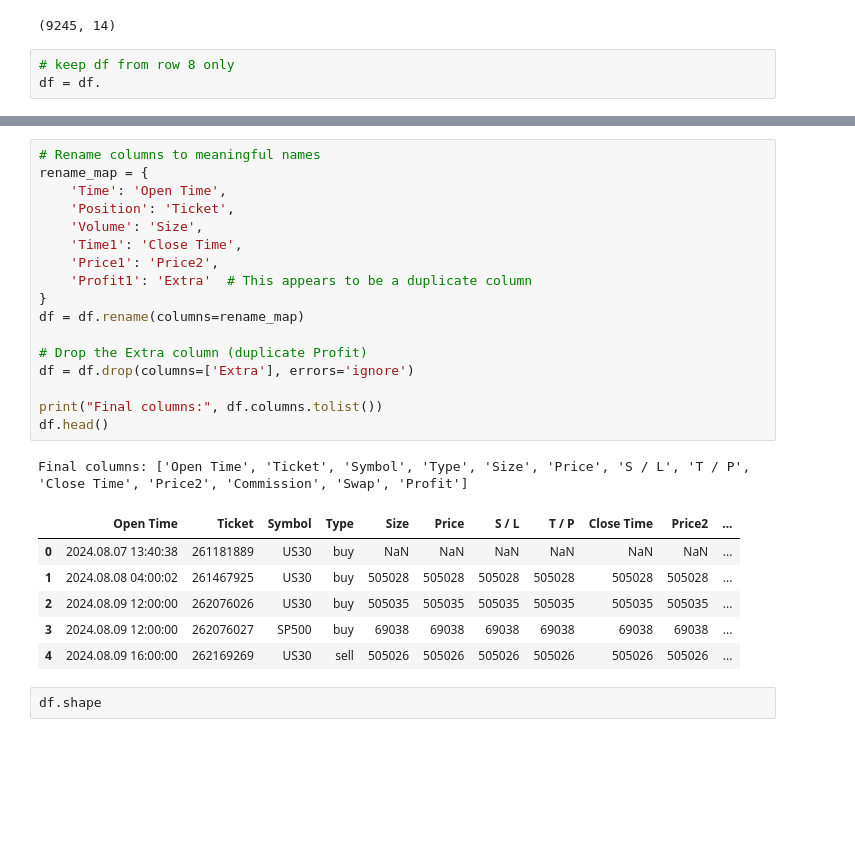
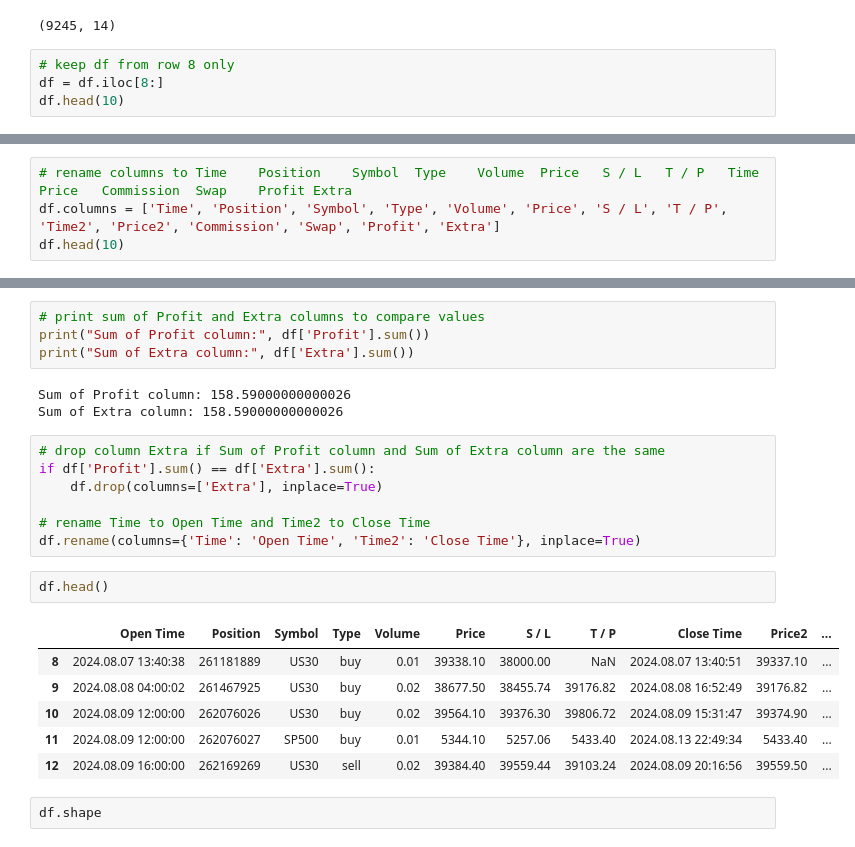
Before and after one commit to scimmione1/converter, a Jupyter notebook: 01_convert_mt4_html_detailed_statement_to_clean_excel.ipynb, the cells around one changed output, grey strips where cells are left out. Drawn from its saved outputs; the diff is of its cells as text; blank space fills up the shorter version.

Commit message:
fixing column names and Volumes

```diff
--- a/01_convert_mt4_html_detailed_statement_to_clean_excel.ipynb
+++ b/01_convert_mt4_html_detailed_statement_to_clean_excel.ipynb
@@ -113,4 +117,5 @@ df.shape
 (9245, 14)
 # %%
 # keep df from row 8 only
-df = df.
+df = df.iloc[8:]
+df.head(10)
@@ -134,0 +139,4 @@ df.columns.tolist()
+# %%
+# rename columns to Time	Position	Symbol	Type	Volume	Price	S / L	T / P	Time	Price	Commission	Swap	Profit Extra
+df.columns = ['Time', 'Position', 'Symbol', 'Type', 'Volume', 'Price', 'S / L', 'T / P', 'Time2', 'Price2', 'Commission', 'Swap', 'Profit', 'Extra']
+df.head(10)
@@ -135,28 +155,26 @@ df.columns.tolist()
+# %%
+# print sum of Profit and Extra columns to compare values
+print("Sum of Profit column:", df['Profit'].sum())
+print("Sum of Extra column:", df['Extra'].sum())
+# %% [output]
+Sum of Profit column: 158.59000000000026
+Sum of Extra column: 158.59000000000026
+# %%
+# drop column Extra if Sum of Profit column and Sum of Extra column are the same
+if df['Profit'].sum() == df['Extra'].sum():
+    df.drop(columns=['Extra'], inplace=True)
+
+# rename Time to Open Time and Time2 to Close Time
+df.rename(columns={'Time': 'Open Time', 'Time2': 'Close Time'}, inplace=True)
 # %%
-# Rename columns to meaningful names
-rename_map = {
-    'Time': 'Open Time',
-    'Position': 'Ticket',
-    'Volume': 'Size',
-    'Time1': 'Close Time',
-    'Price1': 'Price2',
-    'Profit1': 'Extra'  # This appears to be a duplicate column
-}
-df = df.rename(columns=rename_map)
-
-# Drop the Extra column (duplicate Profit)
-df = df.drop(columns=['Extra'], errors='ignore')
-
-print("Final columns:", df.columns.tolist())
 df.head()
 # %% [output]
-Final columns: ['Open Time', 'Ticket', 'Symbol', 'Type', 'Size', 'Price', 'S / L', 'T / P', 'Close Time', 'Price2', 'Commission', 'Swap', 'Profit']
-|  | Open Time | Ticket | Symbol | Type | Size | Price | S / L | T / P | Close Time | Price2 | ... |
-| 0 | 2024.08.07 13:40:38 | 261181889 | US30 | buy | NaN | NaN | NaN | NaN | NaN | NaN | ... |
-| 1 | 2024.08.08 04:00:02 | 261467925 | US30 | buy | 505028 | 505028 | 505028 | 505028 | 505028 | 505028 | ... |
-| 2 | 2024.08.09 12:00:00 | 262076026 | US30 | buy | 505035 | 505035 | 505035 | 505035 | 505035 | 505035 | ... |
-| 3 | 2024.08.09 12:00:00 | 262076027 | SP500 | buy | 69038 | 69038 | 69038 | 69038 | 69038 | 69038 | ... |
-| 4 | 2024.08.09 16:00:00 | 262169269 | US30 | sell | 505026 | 505026 | 505026 | 505026 | 505026 | 505026 | ... |
+|  | Open Time | Position | Symbol | Type | Volume | Price | S / L | T / P | Close Time | Price2 | ... |
+| 8 | 2024.08.07 13:40:38 | 261181889 | US30 | buy | 0.01 | 39338.10 | 38000.00 | NaN | 2024.08.07 13:40:51 | 39337.10 | ... |
+| 9 | 2024.08.08 04:00:02 | 261467925 | US30 | buy | 0.02 | 38677.50 | 38455.74 | 39176.82 | 2024.08.08 16:52:49 | 39176.82 | ... |
+| 10 | 2024.08.09 12:00:00 | 262076026 | US30 | buy | 0.02 | 39564.10 | 39376.30 | 39806.72 | 2024.08.09 15:31:47 | 39374.90 | ... |
+| 11 | 2024.08.09 12:00:00 | 262076027 | SP500 | buy | 0.01 | 5344.10 | 5257.06 | 5433.40 | 2024.08.13 22:49:34 | 5433.40 | ... |
+| 12 | 2024.08.09 16:00:00 | 262169269 | US30 | sell | 0.02 | 39384.40 | 39559.44 | 39103.24 | 2024.08.09 20:16:56 | 39559.50 | ... |
 # %%
 df.shape
 # %% [output]
```
Also changed, not shown: parts of 12 cells of this notebook.
